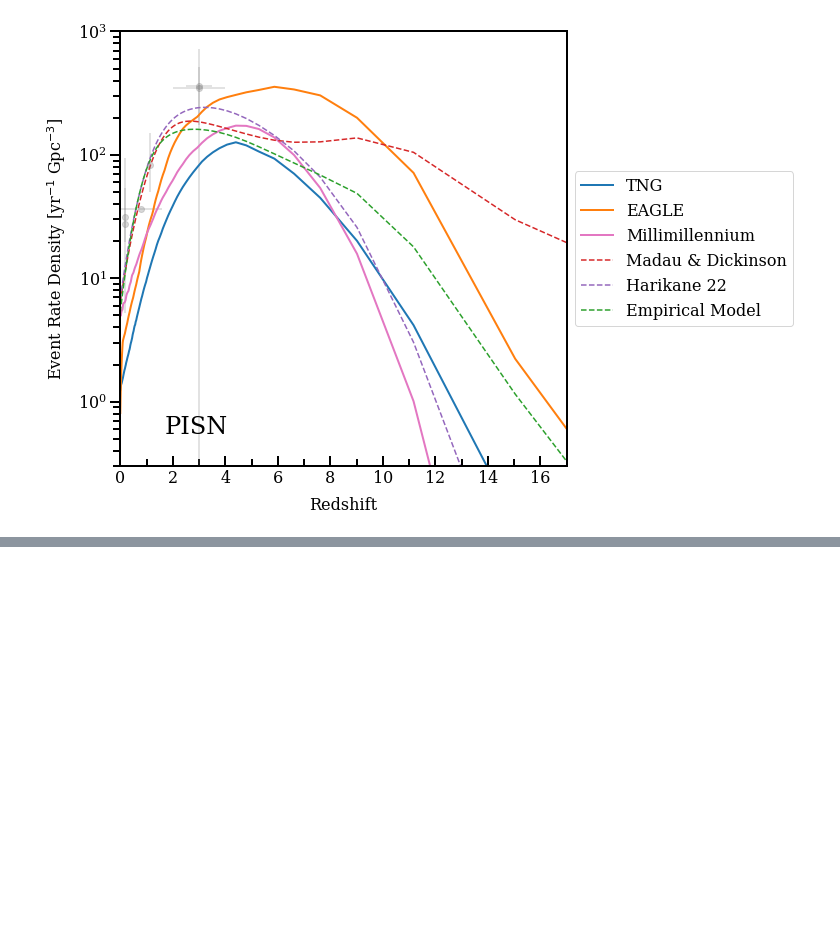
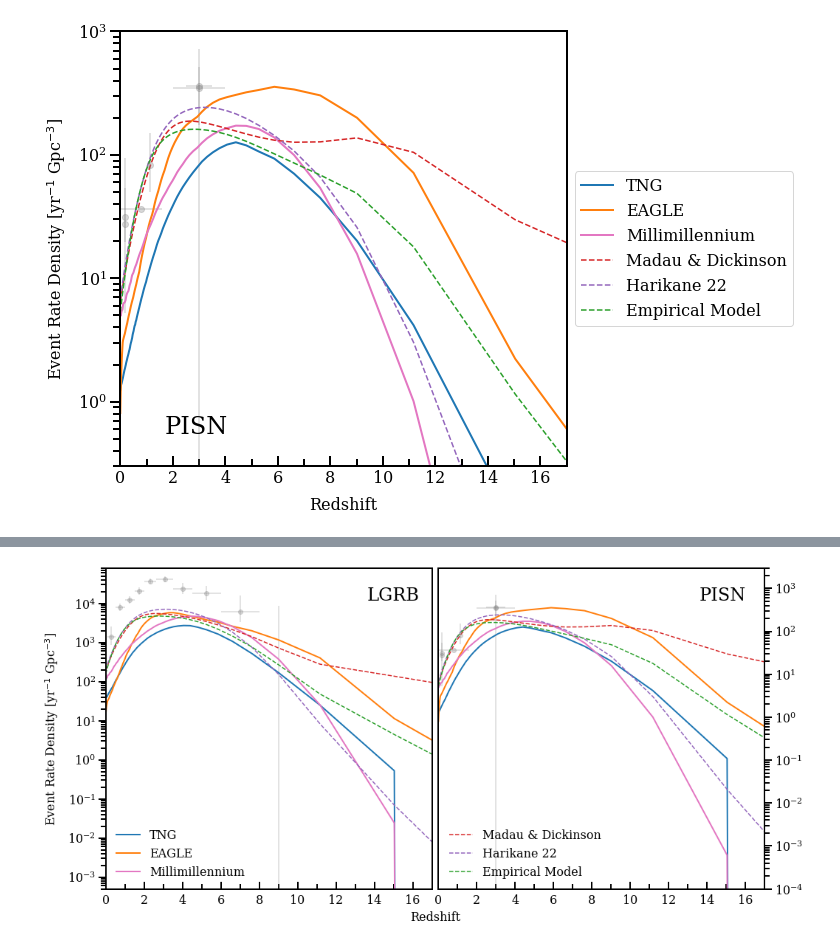
Before and after one commit to NicholaCharlton/Y4_Project, a Jupyter notebook: Dillon/Semester 2/135_300 Rates by Event .ipynb, the cells around one changed output, grey strips where cells are left out. Saved outputs shown, nothing was run; the diff lists cells and outputs as text; code cells hidden in the pictures; blank space fills up the shorter version.

```diff
--- a/Dillon/Semester 2/135_300 Rates by Event .ipynb
+++ b/Dillon/Semester 2/135_300 Rates by Event .ipynb
@@ -252,0 +283,81 @@ Text(0.8, 0.9, 'CCSN')
+# %%
+fig, axes = plt.subplots(1,2, figsize=(16,8))
+fig.subplots_adjust(wspace=0.02, hspace = 0.1)
+
+axs = axes.flatten()
+
+for ax in axs:
+    ax.set_yscale('log')
+    ax.set_xlim(0, 17)
+    ax.yaxis.set_tick_params(which='major', size=10, width=2, direction='out')
+    ax.yaxis.set_tick_params(which='minor', size=7, width=2, direction='out')
+
+    ax.xaxis.set_tick_params(which='major', size=10, width=2, direction='in', pad=7)
+    ax.xaxis.set_tick_params(which='minor', size=7, width=2, direction='in')
+    ax.yaxis.set_major_locator(mpl.ticker.LogLocator(base=10, numticks=10))
+    major_locator = ticker.MultipleLocator(base=2)
+    minor_locator = ticker.MultipleLocator(base=1)
+    ax.xaxis.set_major_locator(major_locator)
+    ax.xaxis.set_minor_locator(minor_locator)
+    ax.set_xticks(ax.get_xticks()[1:-1])
+    ax.set_xticklabels([str(int(x)) for x in ax.get_xticks()])
+
+
+axs[0].plot(TNG['redshift_edges'][:-1], TNG['LGRB_rates'], label='TNG', lw=2)
+axs[0].plot(EAGLE['redshift_edges'][:-1], EAGLE['LGRB_rates'], label='EAGLE', lw=2)
+axs[0].plot(Millimillennium['redshift_edges'][:-1], Millimillennium['LGRB_rates'], color='#e377c2', label='Millimillennium', lw=2)
+axs[0].plot(MD['redshift_edges'][:-1], MD['LGRB_rates'], '--', color='#d62728', alpha=1)
+axs[0].plot(harikane22['redshift_edges'][:-1], harikane22['LGRB_rates'], '--', color='#9467bd', alpha=1)
+axs[0].plot(empmodel['redshift_edges'][:-1], empmodel['LGRB_rates'], '--', color='#2ca02c', alpha=1)
+
+axs[0].errorbar(
+            np.array(obs_LGRB['mean_z']),
+            np.array(obs_LGRB['rate']) * h**3,
+            xerr= [obs_LGRB['lower_z'], obs_LGRB['upper_z']],
+            yerr=[obs_LGRB['lower_rate'] * h**3, obs_LGRB['upper_rate'] * h**3],
+            fmt="o",
+            ms=6,
+            alpha=0.3,
+            color= 'grey'
+    )
+
+axs[0].set_ylim(5e-4, 8e4)
+
+axs[0].text(0.8, 0.9, "LGRB", transform=axs[0].transAxes, fontsize=24)
+
+axs[0].set_ylabel(r"Event Rate Density [yr$^{-1}$ Gpc$^{-3}$]", labelpad=10)
+
+axs[0].legend(loc = 'lower left', frameon = False)
+
+
+
+axs[1].plot(TNG['redshift_edges'][:-1], TNG['PISN_rates'], lw=2)
+axs[1].plot(EAGLE['redshift_edges'][:-1], EAGLE['PISN_rates'], lw=2)
+axs[1].plot(Millimillennium['redshift_edges'][:-1], Millimillennium['PISN_rates'], color='#e377c2', lw=2)
+axs[1].plot(MD['redshift_edges'][:-1], MD['PISN_rates'], '--', color='#d62728', label='Madau & Dickinson', alpha=1)
+axs[1].plot(harikane22['redshift_edges'][:-1], harikane22['PISN_rates'], '--', color='#9467bd', label='Harikane 22', alpha=1)
+axs[1].plot(empmodel['redshift_edges'][:-1], empmodel['PISN_rates'], '--', color='#2ca02c', label='Empirical Model', alpha=1)
+
+
+axs[1].errorbar(
+            np.array(obs_PISN['mean_z']),
+            np.array(obs_PISN['rate']) * h**3,
+            xerr= [obs_PISN['lower_z'], obs_PISN['upper_z']],
+            yerr=[obs_PISN['lower_rate'] * h**3, obs_PISN['upper_rate'] * h**3],
+            fmt="o",
+            ms=6,
+            alpha=0.3,
+            color= 'grey'
+    )
+
+axs[1].yaxis.tick_right()
+axs[1].tick_params(axis='y', which='both')
+
+axs[1].set_ylim(1e-4, 3e3)
+
+axs[1].text(0.8, 0.9, "PISN", transform=axs[1].transAxes, fontsize=24)
+
+axs[1].legend(loc = 'lower left', frameon = False)
+
+fig.text(0.483, 0.05, "Redshift")
+# %% [output]
@@ -252,0 +365 @@ Text(0.8, 0.9, 'CCSN')
+[figure, added]
```
Also changed, not shown: parts of 2 cells of this notebook.
